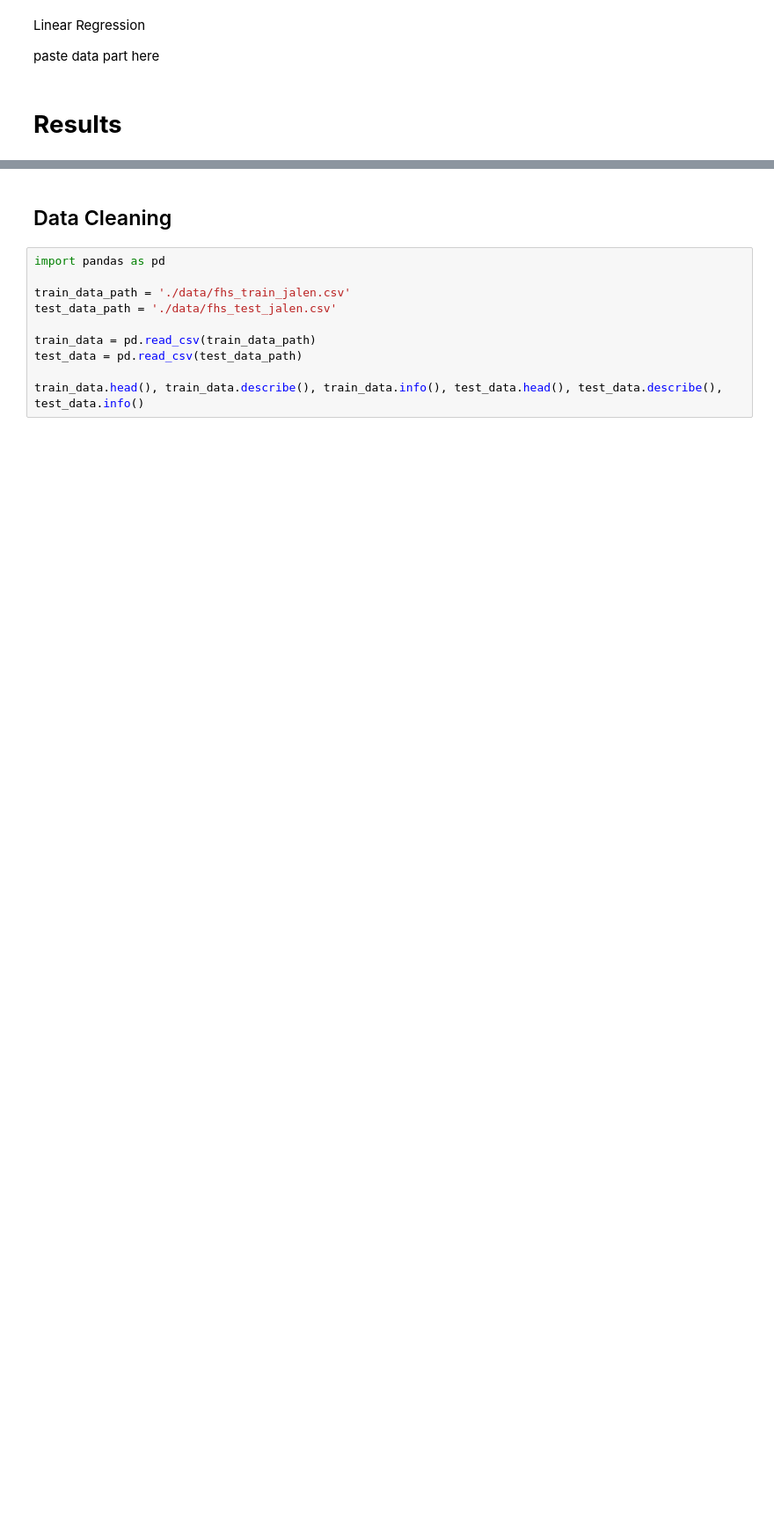
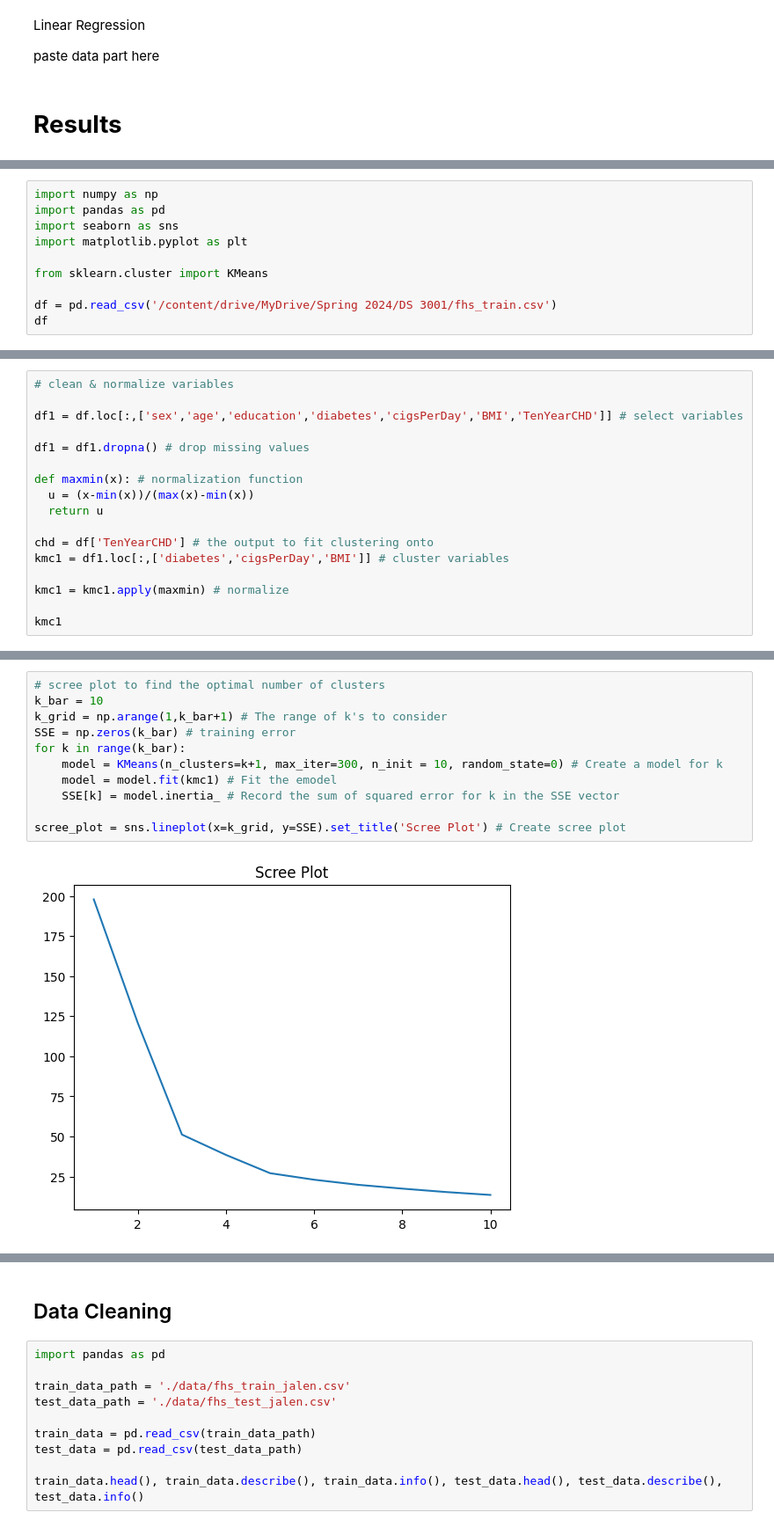
Before and after one commit to wangjalen7/project_chd, a Jupyter notebook: CHD_Code.ipynb, the cells around one changed output, grey strips where cells are left out. Shown at 88% size. Saved outputs shown, nothing was run; the diff lists cells and outputs as text; blank space fills up the shorter version.

```diff
--- a/CHD_Code.ipynb
+++ b/CHD_Code.ipynb
@@ -311,0 +326,10 @@ paste data part here
+# %%
+import numpy as np
+import pandas as pd
+import seaborn as sns
+import matplotlib.pyplot as plt
+
+from sklearn.cluster import KMeans
+
+df = pd.read_csv('/content/drive/MyDrive/Spring 2024/DS 3001/fhs_train.csv')
+df
@@ -311,0 +354,17 @@ paste data part here
+# %%
+# clean & normalize variables
+
+df1 = df.loc[:,['sex','age','education','diabetes','cigsPerDay','BMI','TenYearCHD']] # select variables
+
+df1 = df1.dropna() # drop missing values
+
+def maxmin(x): # normalization function
+  u = (x-min(x))/(max(x)-min(x))
+  return u
+
+chd = df['TenYearCHD'] # the output to fit clustering onto
+kmc1 = df1.loc[:,['diabetes','cigsPerDay','BMI']] # cluster variables
+
+kmc1 = kmc1.apply(maxmin) # normalize
+
+kmc1
@@ -311,0 +385,13 @@ paste data part here
+# %%
+# scree plot to find the optimal number of clusters
+k_bar = 10
+k_grid = np.arange(1,k_bar+1) # The range of k's to consider
+SSE = np.zeros(k_bar) # training error
+for k in range(k_bar):
+    model = KMeans(n_clusters=k+1, max_iter=300, n_init = 10, random_state=0) # Create a model for k
+    model = model.fit(kmc1) # Fit the emodel
+    SSE[k] = model.inertia_ # Record the sum of squared error for k in the SSE vector
+
+scree_plot = sns.lineplot(x=k_grid, y=SSE).set_title('Scree Plot') # Create scree plot
+# %% [output]
+[figure, added]
```
Also changed, not shown: parts of 28 cells of this notebook.
